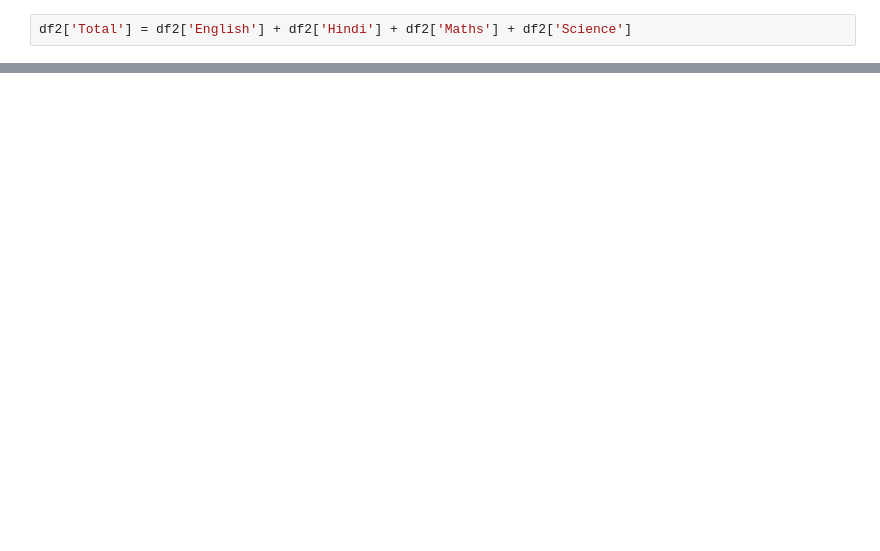
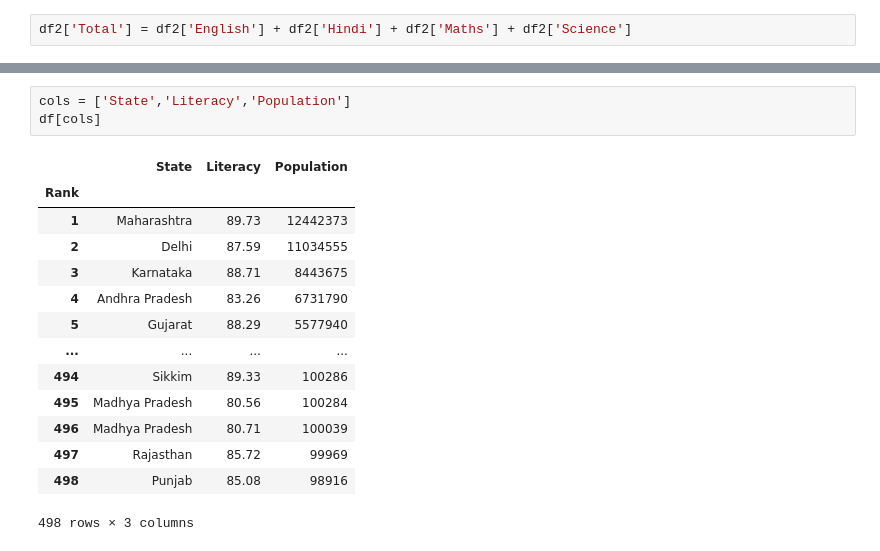
Before and after one commit to zaid-kamil/DP-SEP-PYDS-330-MTTF, a Jupyter notebook: data_analysis/analysis_part_1.ipynb, the cells around one changed output, grey strips where cells are left out. Drawn from its saved outputs; the diff is of its cells as text; blank space fills up the shorter version.

```diff
--- a/data_analysis/analysis_part_1.ipynb
+++ b/data_analysis/analysis_part_1.ipynb
@@ -157,0 +196,18 @@ df2['Total'].plot(kind='bar', figsize=(15,5))
+# %%
+cols = ['State','Literacy','Population']
+df[cols]
+# %% [output]
+|  | State | Literacy | Population |
+| Rank |  |  |  |
+| 1 | Maharashtra | 89.73 | 12442373 |
+| 2 | Delhi | 87.59 | 11034555 |
+| 3 | Karnataka | 88.71 | 8443675 |
+| 4 | Andhra Pradesh | 83.26 | 6731790 |
+| 5 | Gujarat | 88.29 | 5577940 |
+| ... | ... | ... | ... |
+| 494 | Sikkim | 89.33 | 100286 |
+| 495 | Madhya Pradesh | 80.56 | 100284 |
+| 496 | Madhya Pradesh | 80.71 | 100039 |
+| 497 | Rajasthan | 85.72 | 99969 |
+| 498 | Punjab | 85.08 | 98916 |
+498 rows × 3 columns
```
Also changed, not shown: parts of 26 cells of this notebook, 1 other file.
